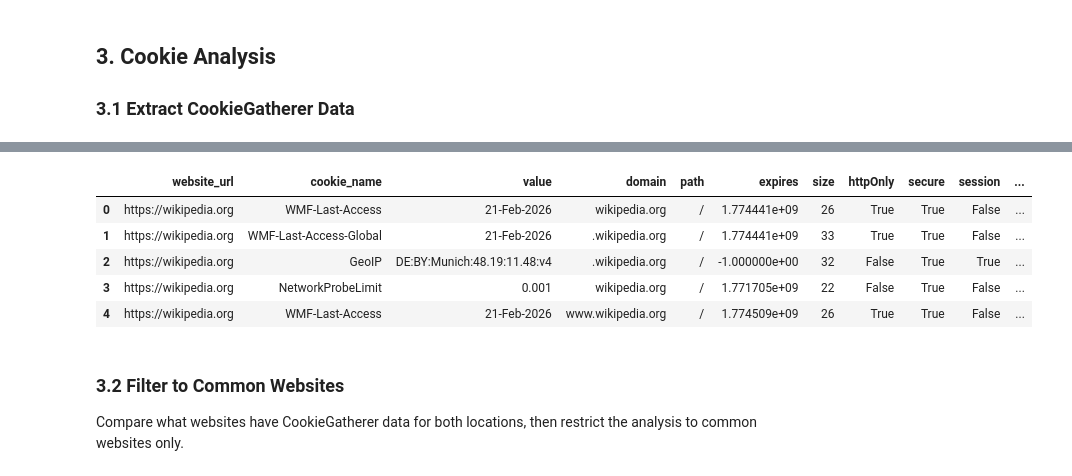
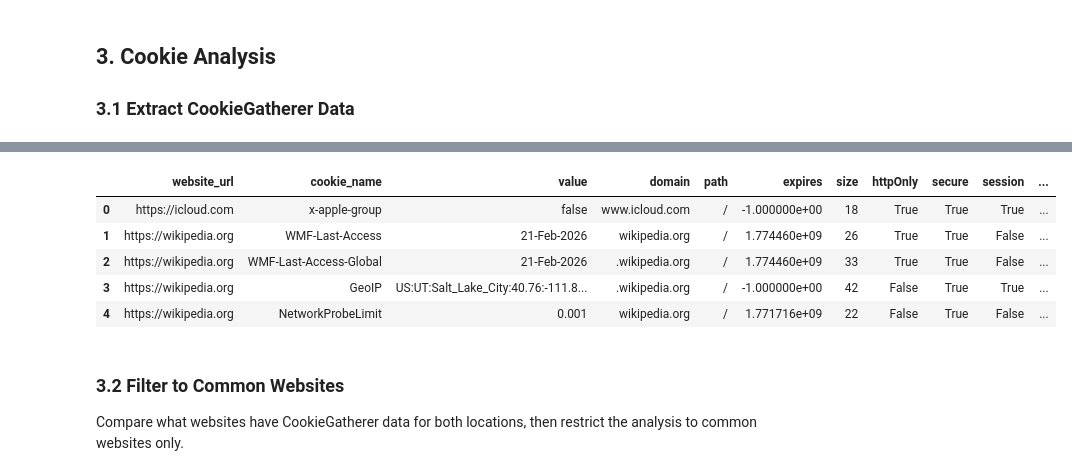
Before and after one commit to FlyinHedgehog/consent-observatory-tool-analysis, a Jupyter notebook: notebooks/results_analysis.ipynb, the cells around one changed output, grey strips where cells are left out. Drawn from its saved outputs; the diff is of its cells as text; code cells hidden in the pictures.

```diff
--- a/notebooks/results_analysis.ipynb
+++ b/notebooks/results_analysis.ipynb
@@ -204,16 +206,16 @@ Successfully extracted cookies from EU and US records. Files saved under ..\data
 # %%
 df_eu_cookies = pd.read_csv(OUTPUT_DIR / 'eu_cookies.csv', sep=';')
 df_us_cookies = pd.read_csv(OUTPUT_DIR / 'us_cookies.csv', sep=';')
 
 # let's check the cookies dataframe for EU
-df_eu_cookies.head()
+df_us_cookies.head()
 # %% [output]
 |  | website_url | cookie_name | value | domain | path | expires | size | httpOnly | secure | session | ... |
-| 0 | https://wikipedia.org | WMF-Last-Access | 21-Feb-2026 | wikipedia.org | / | 1.774441e+09 | 26 | True | True | False | ... |
-| 1 | https://wikipedia.org | WMF-Last-Access-Global | 21-Feb-2026 | .wikipedia.org | / | 1.774441e+09 | 33 | True | True | False | ... |
-| 2 | https://wikipedia.org | GeoIP | DE:BY:Munich:48.19:11.48:v4 | .wikipedia.org | / | -1.000000e+00 | 32 | False | True | True | ... |
-| 3 | https://wikipedia.org | NetworkProbeLimit | 0.001 | wikipedia.org | / | 1.771705e+09 | 22 | False | True | False | ... |
-| 4 | https://wikipedia.org | WMF-Last-Access | 21-Feb-2026 | www.wikipedia.org | / | 1.774509e+09 | 26 | True | True | False | ... |
+| 0 | https://icloud.com | x-apple-group | false | www.icloud.com | / | -1.000000e+00 | 18 | True | True | True | ... |
+| 1 | https://wikipedia.org | WMF-Last-Access | 21-Feb-2026 | wikipedia.org | / | 1.774460e+09 | 26 | True | True | False | ... |
+| 2 | https://wikipedia.org | WMF-Last-Access-Global | 21-Feb-2026 | .wikipedia.org | / | 1.774460e+09 | 33 | True | True | False | ... |
+| 3 | https://wikipedia.org | GeoIP | US:UT:Salt_Lake_City:40.76:-111.8... | .wikipedia.org | / | -1.000000e+00 | 42 | False | True | True | ... |
+| 4 | https://wikipedia.org | NetworkProbeLimit | 0.001 | wikipedia.org | / | 1.771716e+09 | 22 | False | True | False | ... |
 # %% [markdown]
 ### 3.2 Filter to Common Websites
 
```
Also changed, not shown: parts of 35 cells of this notebook.
